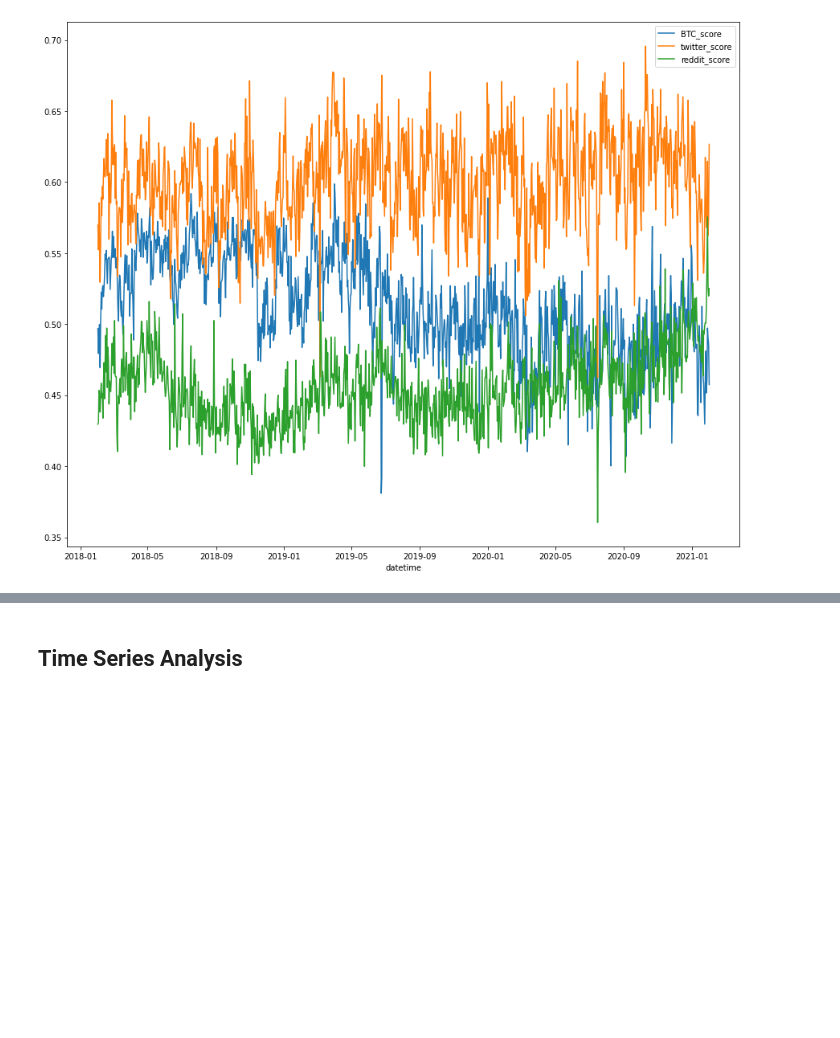
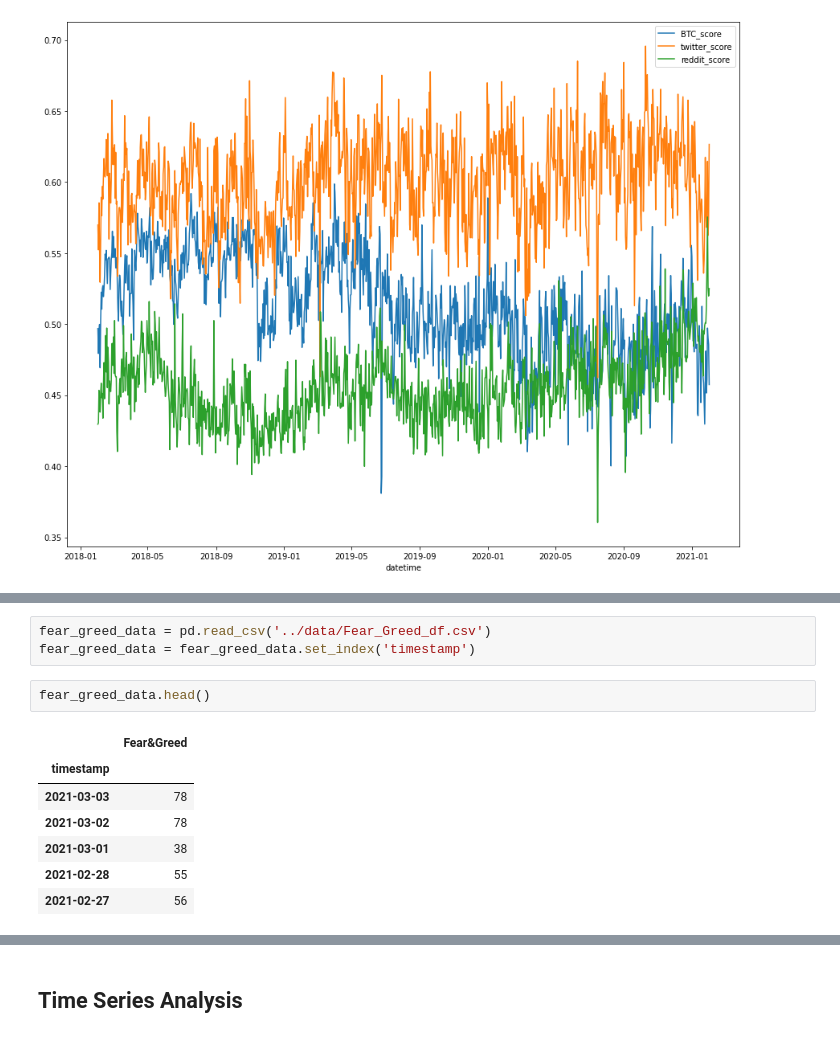
Before and after one commit to Dmunozig/crypto_sentiment, a Jupyter notebook: notebooks/Data_Exploration_Clean.ipynb, the cells around one changed output, grey strips where cells are left out. Drawn from its saved outputs; the diff is of its cells as text; blank space fills up the shorter version.

```diff
--- a/notebooks/Data_Exploration_Clean.ipynb
+++ b/notebooks/Data_Exploration_Clean.ipynb
@@ -406,0 +427,13 @@ plt.legend()
+# %%
+fear_greed_data = pd.read_csv('../data/Fear_Greed_df.csv')
+fear_greed_data = fear_greed_data.set_index('timestamp')
+# %%
+fear_greed_data.head()
+# %% [output]
+|  | Fear&Greed |
+| timestamp |  |
+| 2021-03-03 | 78 |
+| 2021-03-02 | 78 |
+| 2021-03-01 | 38 |
+| 2021-02-28 | 55 |
+| 2021-02-27 | 56 |
```
Also changed, not shown: parts of 8 cells of this notebook, 1 other file.
